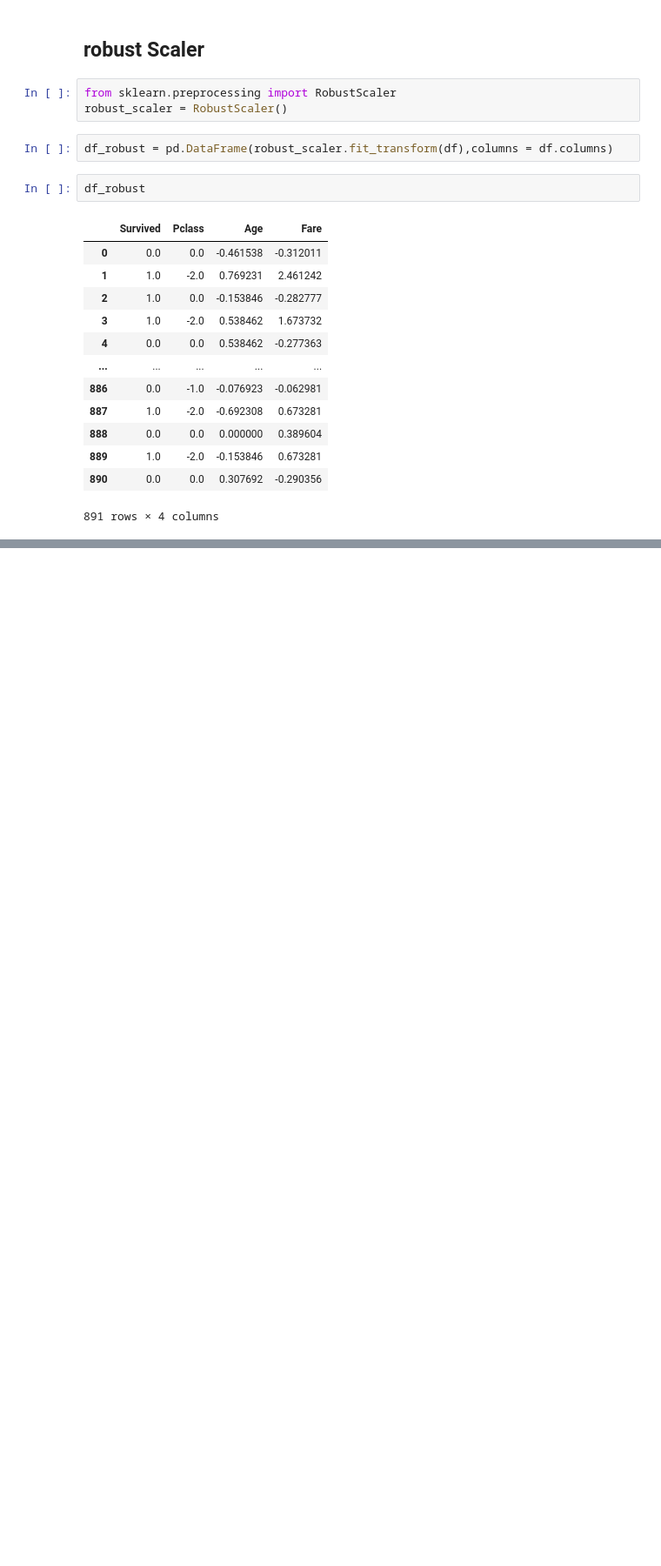
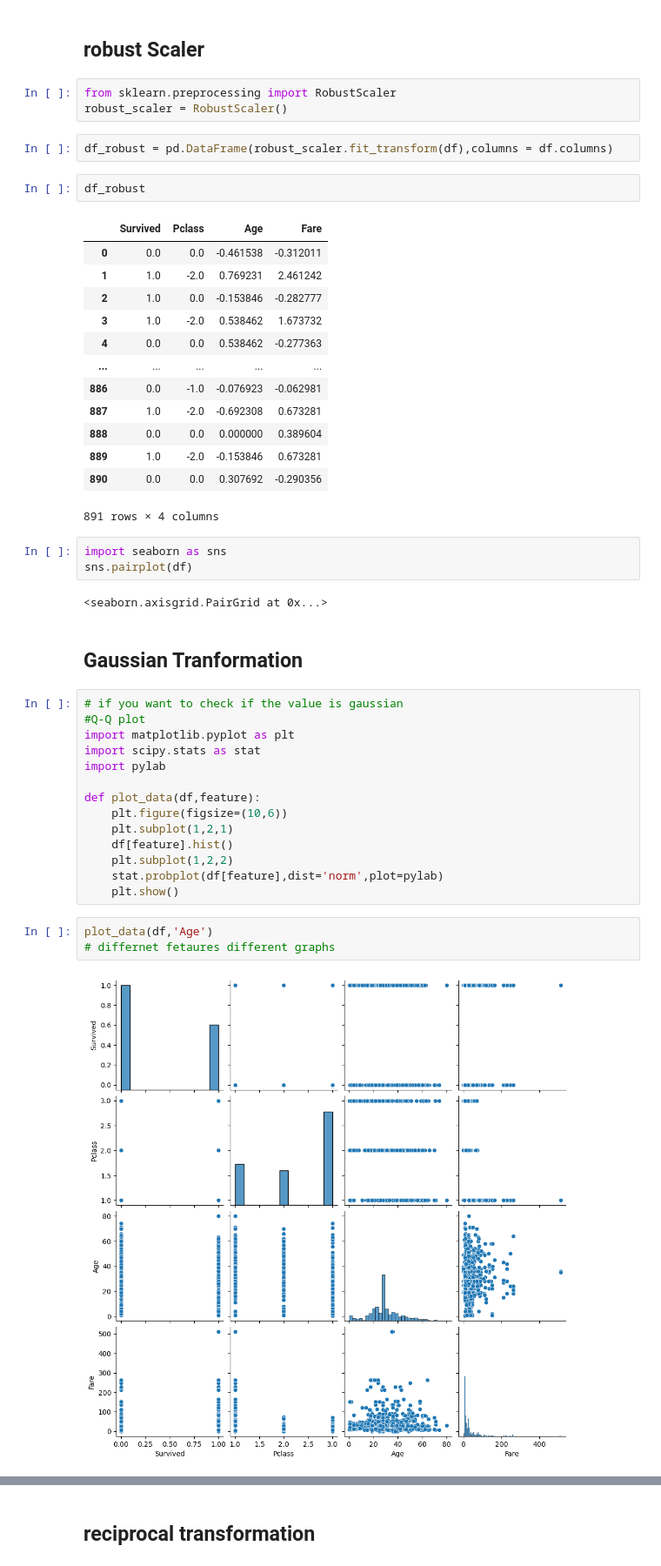
Before and after one commit to vigdisha/Statistics_DataScience, a Jupyter notebook: Transformations.ipynb, the cells around one changed output, grey strips where cells are left out. Shown: that part at 87% size. Saved outputs shown, nothing was run; the diff lists cells and outputs as text; blank space fills up the shorter version.

Commit message:
transformation

```diff
--- a/Transformations.ipynb
+++ b/Transformations.ipynb
@@ -99,3 +99,29 @@ df_robust
 | 889 | 1.0 | -2.0 | -0.153846 | 0.673281 |
 | 890 | 0.0 | 0.0 | 0.307692 | -0.290356 |
 891 rows × 4 columns
+# %%
+import seaborn as sns
+sns.pairplot(df)
+# %% [output]
+<seaborn.axisgrid.PairGrid at 0x...>
+# %% [markdown]
+## Gaussian Tranformation
+# %%
+# if you want to check if the value is gaussian
+#Q-Q plot
+import matplotlib.pyplot as plt
+import scipy.stats as stat
+import pylab
+
+def plot_data(df,feature):
+    plt.figure(figsize=(10,6))
+    plt.subplot(1,2,1)
+    df[feature].hist()
+    plt.subplot(1,2,2)
+    stat.probplot(df[feature],dist='norm',plot=pylab)
+    plt.show()
+# %%
+plot_data(df,'Age')
+# differnet fetaures different graphs
+# %% [output]
+[figure, added]
@@ -101,0 +129,2 @@ df_robust
+# %% [markdown]
+## reciprocal transformation
```
Also changed, not shown: parts of 5 cells of this notebook.
